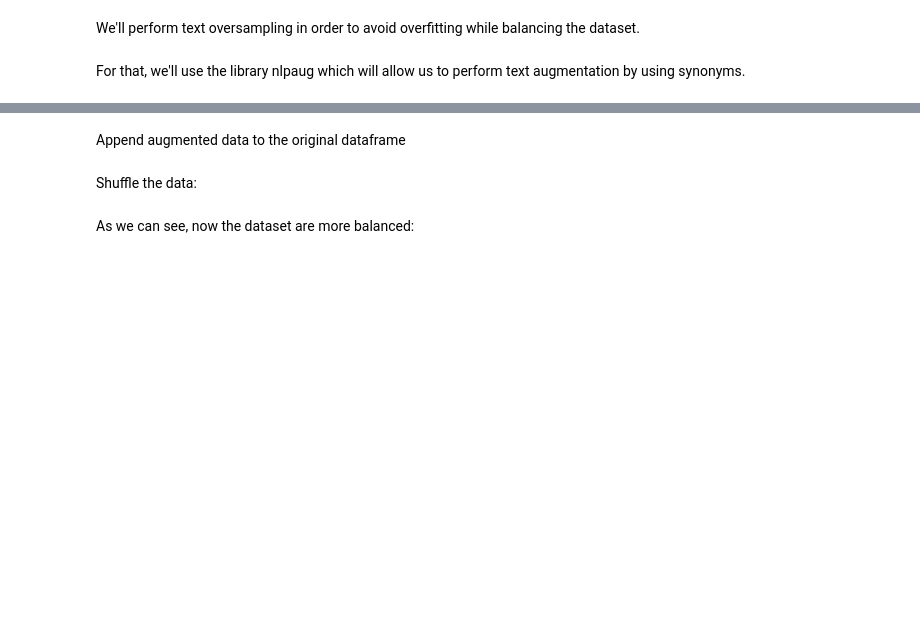
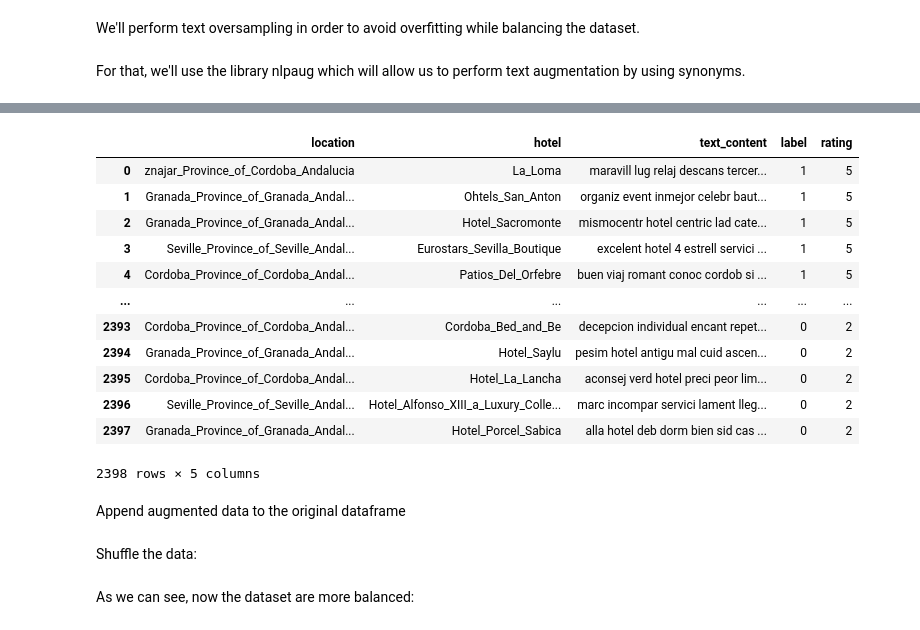
Before and after one commit to aaronespasa/review2rating, a Jupyter notebook: part1/Review2Rating.ipynb, the cells around one changed output, grey strips where cells are left out. Cells and saved outputs as stored; diff of their text form; code cells hidden in the pictures; blank space fills up the shorter version.

```diff
--- a/part1/Review2Rating.ipynb
+++ b/part1/Review2Rating.ipynb
@@ -321,6 +337,16 @@ def oversample(reviews_df, target_samples):
                                     'rating': rating})
 
     return pd.DataFrame(new_reviews)
+# %%
+# Augment the reviews up to a desired percentage of each rating
+def oversample_percentage(reviews_df, percentage):
+    # Get the number of samples for each rating
+    rating_counts = reviews_df['rating'].value_counts()
+
+    # Get the target number of samples for each rating by multiplying by (100 + percentage) / 100
+    target_samples = (rating_counts * (100 + percentage) / 100).astype('int')
+
+    return oversample(reviews_df, target_samples)
 # %%
 max_rating_samples = max([len(reviews_df[reviews_df['rating'] == rating]) for rating in [1,2,3,4,5]])
 print(f"Maximum number of samples in a rating: {max_rating_samples}")
@@ -351,3 +377,19 @@ new_df
+# %%
+new_df_15
+# %% [output]
+|  | location | hotel | text_content | label | rating |
+| 0 | znajar_Province_of_Cordoba_Andalucia | La_Loma | maravill lug relaj descans tercer... | 1 | 5 |
+| 1 | Granada_Province_of_Granada_Andal... | Ohtels_San_Anton | organiz event inmejor celebr baut... | 1 | 5 |
+| 2 | Granada_Province_of_Granada_Andal... | Hotel_Sacromonte | mismocentr hotel centric lad cate... | 1 | 5 |
+| 3 | Seville_Province_of_Seville_Andal... | Eurostars_Sevilla_Boutique | excelent hotel 4 estrell servici ... | 1 | 5 |
+| 4 | Cordoba_Province_of_Cordoba_Andal... | Patios_Del_Orfebre | buen viaj romant conoc cordob si ... | 1 | 5 |
+| ... | ... | ... | ... | ... | ... |
+| 2393 | Cordoba_Province_of_Cordoba_Andal... | Cordoba_Bed_and_Be | decepcion individual encant repet... | 0 | 2 |
+| 2394 | Granada_Province_of_Granada_Andal... | Hotel_Saylu | pesim hotel antigu mal cuid ascen... | 0 | 2 |
+| 2395 | Cordoba_Province_of_Cordoba_Andal... | Hotel_La_Lancha | aconsej verd hotel preci peor lim... | 0 | 2 |
+| 2396 | Seville_Province_of_Seville_Andal... | Hotel_Alfonso_XIII_a_Luxury_Colle... | marc incompar servici lament lleg... | 0 | 2 |
+| 2397 | Granada_Province_of_Granada_Andal... | Hotel_Porcel_Sabica | alla hotel deb dorm bien sid cas ... | 0 | 2 |
+2398 rows × 5 columns
 # %% [markdown]
 Append augmented data to the original dataframe
 # %%
```
Also changed, not shown: parts of 24 cells of this notebook, 3 other files.
